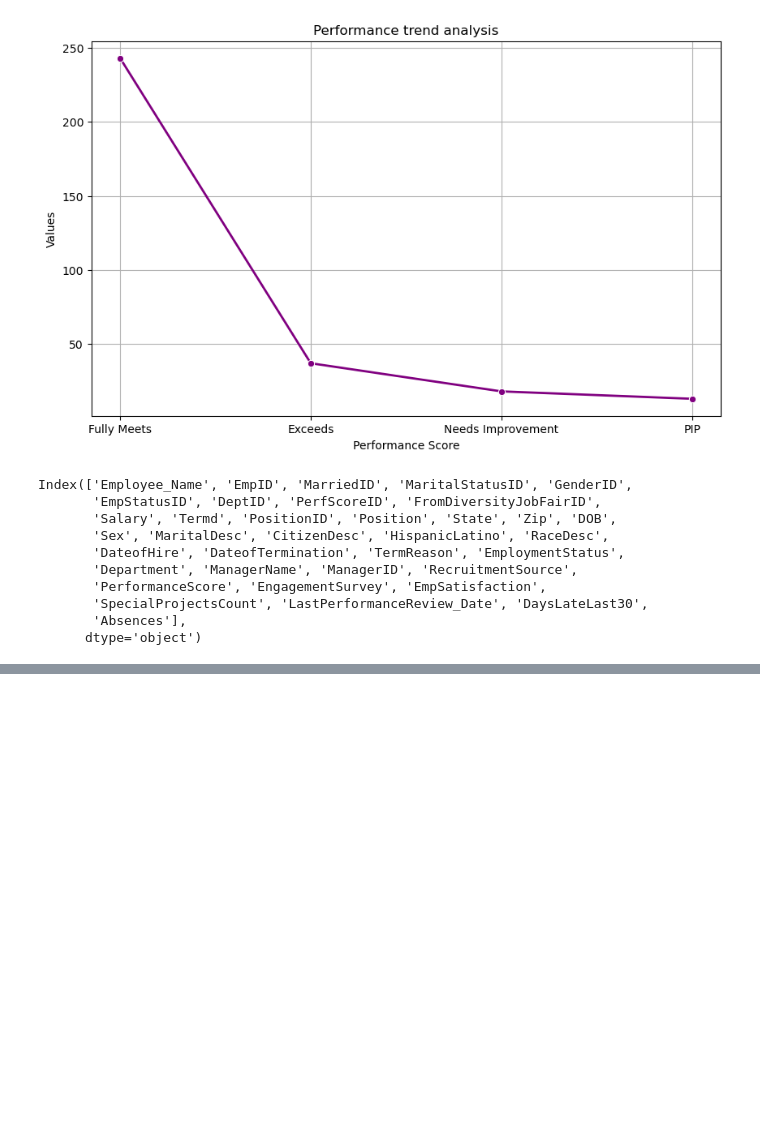
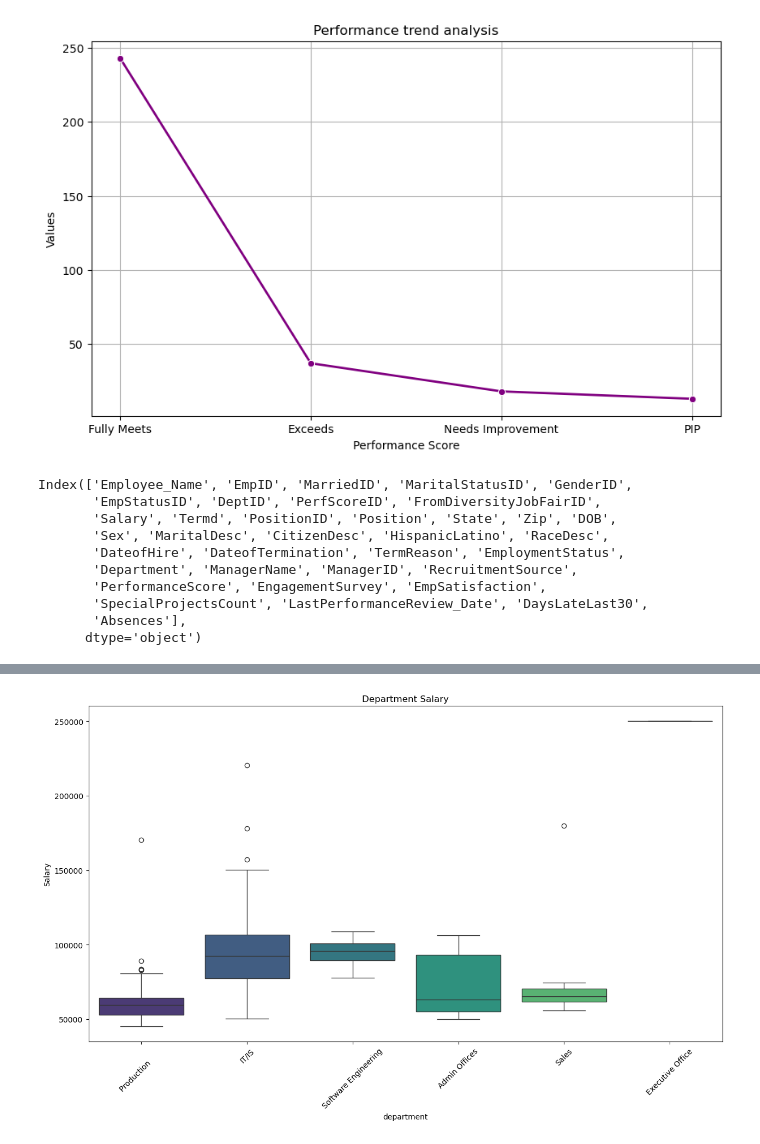
Before and after one commit to anshgupta1903/EDA, a Jupyter notebook: EDA_HRAnalytics.ipynb, the cells around one changed output, grey strips where cells are left out. Cells and saved outputs as stored; diff of their text form; code cells hidden in the pictures; blank space fills up the shorter version.

Commit message:
Performed EDA on Google Play data and HR Analytics dataset

```diff
--- a/EDA_HRAnalytics.ipynb
+++ b/EDA_HRAnalytics.ipynb
@@ -469,0 +534,14 @@ Index(['Employee_Name', 'EmpID', 'MarriedID', 'MaritalStatusID', 'GenderID',
+# %%
+# Outlers in Salary columns with respect to each department
+
+plt.figure(figsize = (15,8))
+
+sns.boxplot(x = 'Department', y = 'Salary', data = df, palette = 'viridis')
+plt.title("Department Salary")
+
+plt.xlabel("department")
+plt.ylabel("Salary")
+plt.xticks(rotation = 45)
+plt.show()
+# %% [output]
+[figure, added]
```
Also changed, not shown: parts of 27 cells of this notebook.
